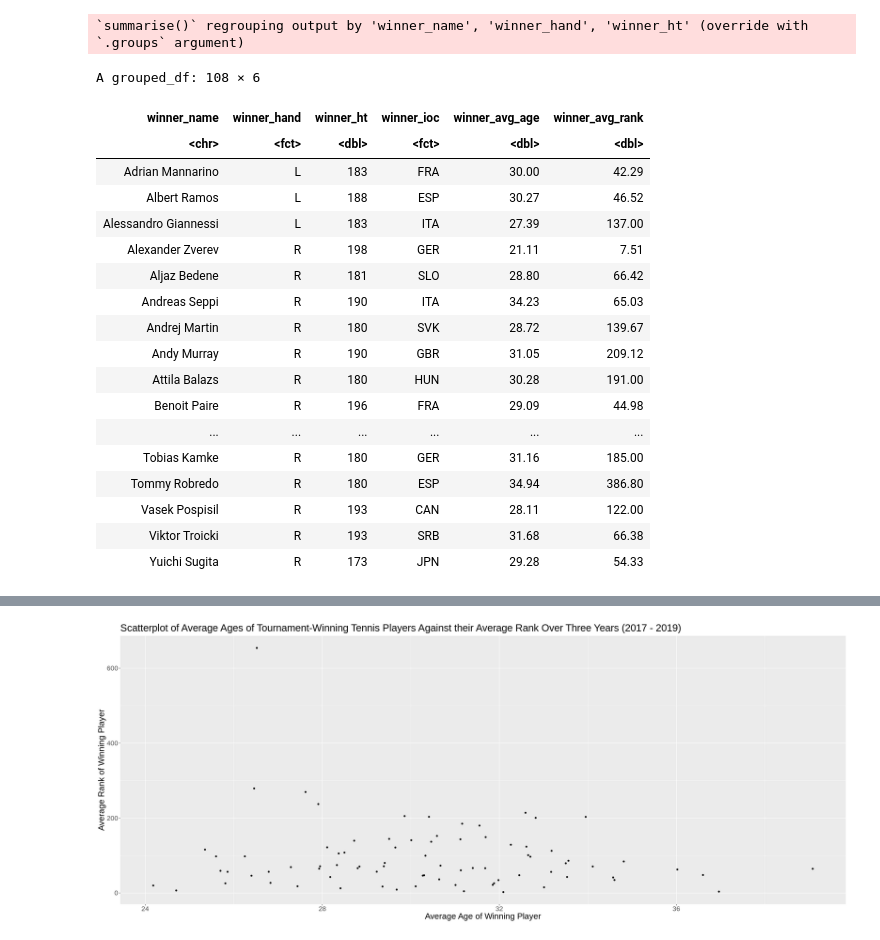
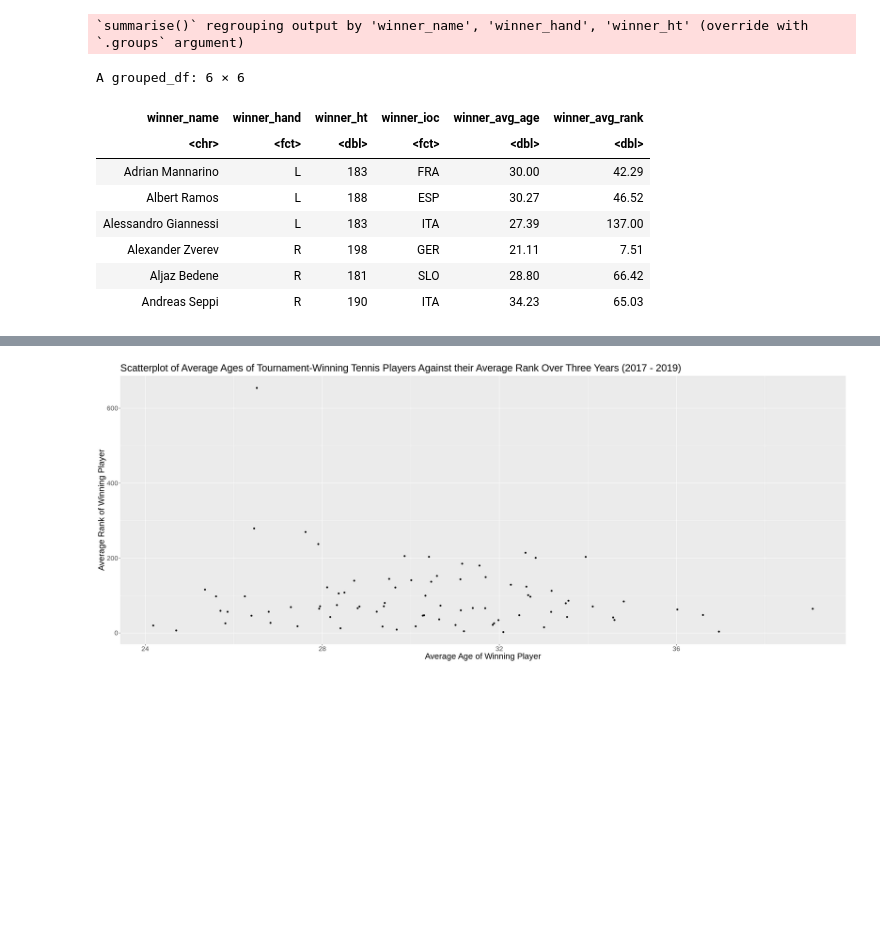
Before and after one commit to kimtanpalanca/dsci_group_15, a Jupyter notebook: group_project.ipynb, the cells around one changed output, grey strips where cells are left out. Cells and saved outputs as stored; diff of their text form; code cells hidden in the pictures; blank space fills up the shorter version.

```diff
--- a/group_project.ipynb
+++ b/group_project.ipynb
@@ -76,35 +32,20 @@ A tibble: 2491 × 7
 # %%
-# library(stringi)
-# data <- mutate(data, year = substr(data$tourney_date, 0, 4))%>%
-#     select(winner_name:year)%>%
-#     mutate(year = as_factor(year))
-
 data <- data%>%
     group_by(winner_name, winner_hand, winner_ht, winner_ioc)%>%
     summarize(number_of_wins = n(), winner_avg_age = mean(winner_age), winner_avg_rank = mean(winner_rank))%>%
     select(winner_name, winner_hand, winner_ht, winner_ioc, winner_avg_age, winner_avg_rank)
 data <- mutate(data, winner_avg_age = round(winner_avg_age, 2))
 data <- mutate(data, winner_avg_rank = round(winner_avg_rank, 2))
-data
+head(data, 6)
 # %% [output]
 `summarise()` regrouping output by 'winner_name', 'winner_hand', 'winner_ht' (override with `.groups` argument)
-A grouped_df: 108 × 6
+A grouped_df: 6 × 6
 | winner_name | winner_hand | winner_ht | winner_ioc | winner_avg_age | winner_avg_rank |
 | <chr> | <fct> | <dbl> | <fct> | <dbl> | <dbl> |
 | Adrian Mannarino | L | 183 | FRA | 30.00 | 42.29 |
 | Albert Ramos | L | 188 | ESP | 30.27 | 46.52 |
 | Alessandro Giannessi | L | 183 | ITA | 27.39 | 137.00 |
 | Alexander Zverev | R | 198 | GER | 21.11 | 7.51 |
 | Aljaz Bedene | R | 181 | SLO | 28.80 | 66.42 |
 | Andreas Seppi | R | 190 | ITA | 34.23 | 65.03 |
-| Andrej Martin | R | 180 | SVK | 28.72 | 139.67 |
-| Andy Murray | R | 190 | GBR | 31.05 | 209.12 |
-| Attila Balazs | R | 180 | HUN | 30.28 | 191.00 |
-| Benoit Paire | R | 196 | FRA | 29.09 | 44.98 |
-| ... | ... | ... | ... | ... | ... |
-| Tobias Kamke | R | 180 | GER | 31.16 | 185.00 |
-| Tommy Robredo | R | 180 | ESP | 34.94 | 386.80 |
-| Vasek Pospisil | R | 193 | CAN | 28.11 | 122.00 |
-| Viktor Troicki | R | 193 | SRB | 31.68 | 66.38 |
-| Yuichi Sugita | R | 173 | JPN | 29.28 | 54.33 |
 # %%
```
Also changed, not shown: parts of 10 cells of this notebook.
